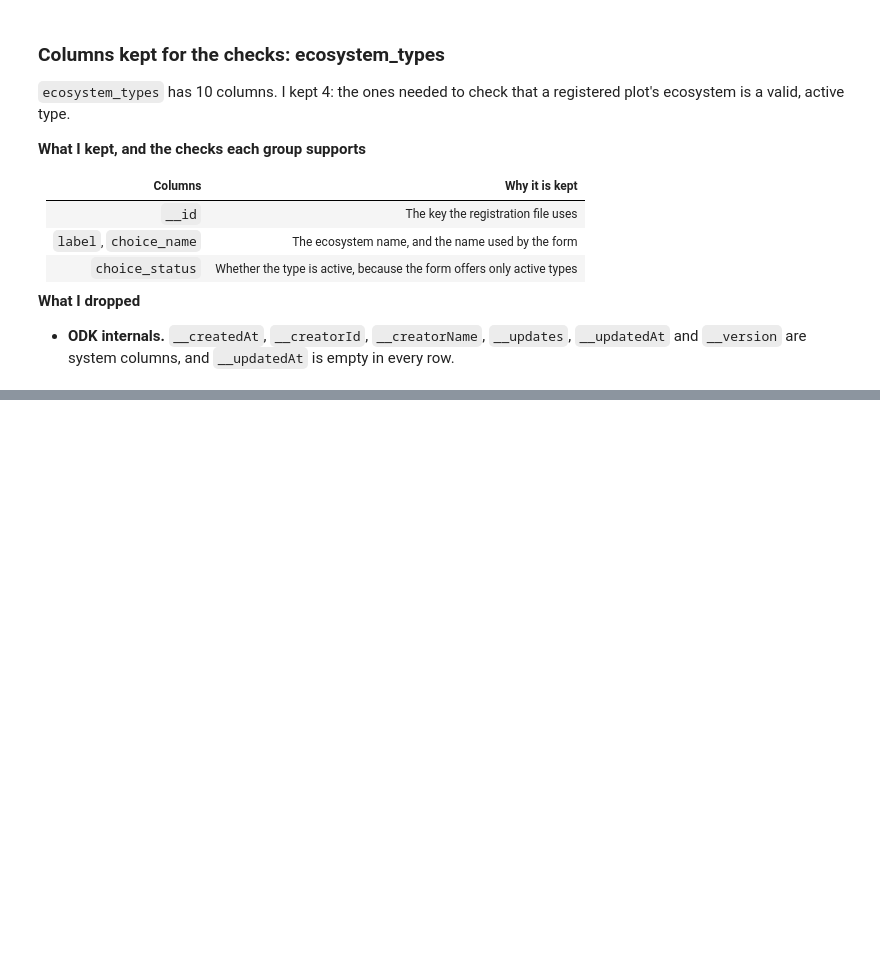
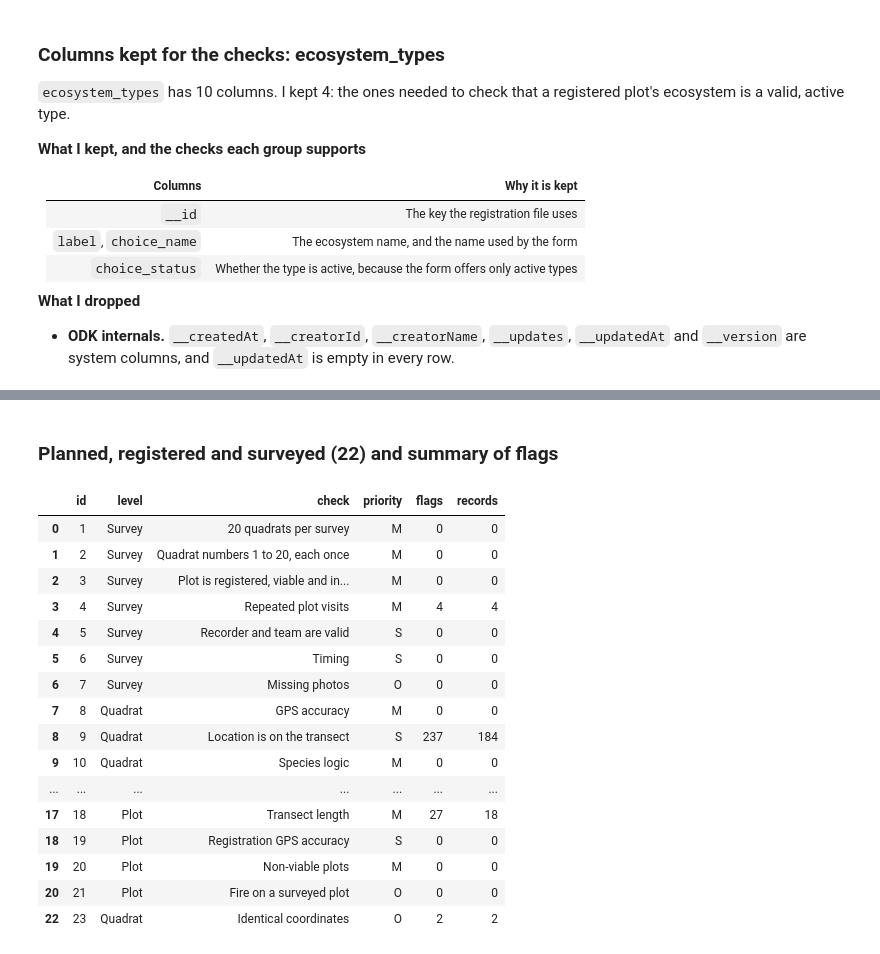
Before and after one commit to srcohen/NS_SDS_TakeHomeProject_SCohen, a Jupyter notebook: Data_Vegetation/vegetation_analysis.ipynb, the cells around one changed output, grey strips where cells are left out. Cells and saved outputs as stored; diff of their text form; code cells hidden in the pictures; blank space fills up the shorter version.

Commit message:
add data quality checks to vegetation notebook
Co-Authored-By: Claude Sonnet 5.5 <noreply@anthropic.com>

```diff
--- a/Data_Vegetation/vegetation_analysis.ipynb
+++ b/Data_Vegetation/vegetation_analysis.ipynb
@@ -683,0 +972,26 @@ ecosystem_types_keep.shape   # should be (5, 4)
+# %%
+import geopandas as gpd
+import numpy as np
+
+# ---------- helpers ----------
+flag_tables = []
+
+def add_flags(check_id, table, flagged, key, detail=""):
+    """Record one flag for each flagged row, identified by its key column."""
+    flag_tables.append(pd.DataFrame({
+        "check_id": check_id,
+        "table": table,
+        "key": flagged[key].values,
+        "detail": detail if isinstance(detail, str) else detail.values,
+    }))
+
+def to_points(lat, lon):
+    """Points in a metric coordinate system (UTM zone 37N) so distances are in metres."""
+    return gpd.GeoSeries(gpd.points_from_xy(lon, lat), crs="EPSG:4326").to_crs("EPSG:32637")
+
+survey = herbaceous_veg_survey_keep
+quadrats = herbaceous_veg_survey_quadrat_repeat_keep
+extra = herbaceous_veg_survey_additional_species_repeat_keep
+register = register_vegetation_plots_keep
+
+plot_col = "plot_selection-selected_plot_uuid"
@@ -683,0 +1230,37 @@ ecosystem_types_keep.shape   # should be (5, 4)
+# %% [markdown]
+### Planned, registered and surveyed (22) and summary of flags
+# %%
+# ---------- 22. planned, registered and surveyed ----------
+planned_summary = pd.DataFrame({
+    "planned (centroids)": centroids_keep["sample_status"].value_counts(),
+    "registered (vegplots)": vegplots_keep["plot_status"].value_counts(),
+    "surveyed (distinct plots)": vegplots_keep[vegplots_keep["__id"].isin(survey[plot_col])]["plot_status"].value_counts(),
+}).fillna(0).astype(int)
+planned_summary.loc["total"] = planned_summary.sum()
+
+flags_table = pd.concat(flag_tables, ignore_index=True)
+
+flag_summary = (planned_checks.loc[planned_checks["id"] != 22, ["id", "level", "check", "priority"]]
+                .merge(flags_table.groupby("check_id").agg(flags=("key", "size"), records=("key", "nunique")),
+                       left_on="id", right_index=True, how="left")
+                .fillna({"flags": 0, "records": 0})
+                .astype({"flags": int, "records": int}))
+flag_summary
+# %% [output]
+|  | id | level | check | priority | flags | records |
+| 0 | 1 | Survey | 20 quadrats per survey | M | 0 | 0 |
+| 1 | 2 | Survey | Quadrat numbers 1 to 20, each once | M | 0 | 0 |
+| 2 | 3 | Survey | Plot is registered, viable and in... | M | 0 | 0 |
+| 3 | 4 | Survey | Repeated plot visits | M | 4 | 4 |
+| 4 | 5 | Survey | Recorder and team are valid | S | 0 | 0 |
+| 5 | 6 | Survey | Timing | S | 0 | 0 |
+| 6 | 7 | Survey | Missing photos | O | 0 | 0 |
+| 7 | 8 | Quadrat | GPS accuracy | M | 0 | 0 |
+| 8 | 9 | Quadrat | Location is on the transect | S | 237 | 184 |
+| 9 | 10 | Quadrat | Species logic | M | 0 | 0 |
+| ... | ... | ... | ... | ... | ... | ... |
+| 17 | 18 | Plot | Transect length | M | 27 | 18 |
+| 18 | 19 | Plot | Registration GPS accuracy | S | 0 | 0 |
+| 19 | 20 | Plot | Non-viable plots | M | 0 | 0 |
+| 20 | 21 | Plot | Fire on a surveyed plot | O | 0 | 0 |
+| 22 | 23 | Quadrat | Identical coordinates | O | 2 | 2 |
```
Also changed, not shown: parts of 32 cells of this notebook.
